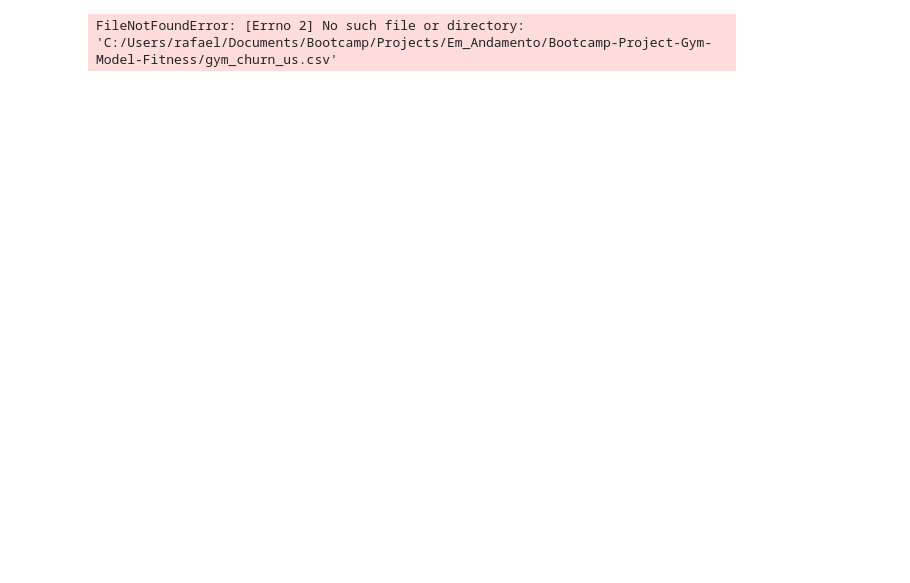
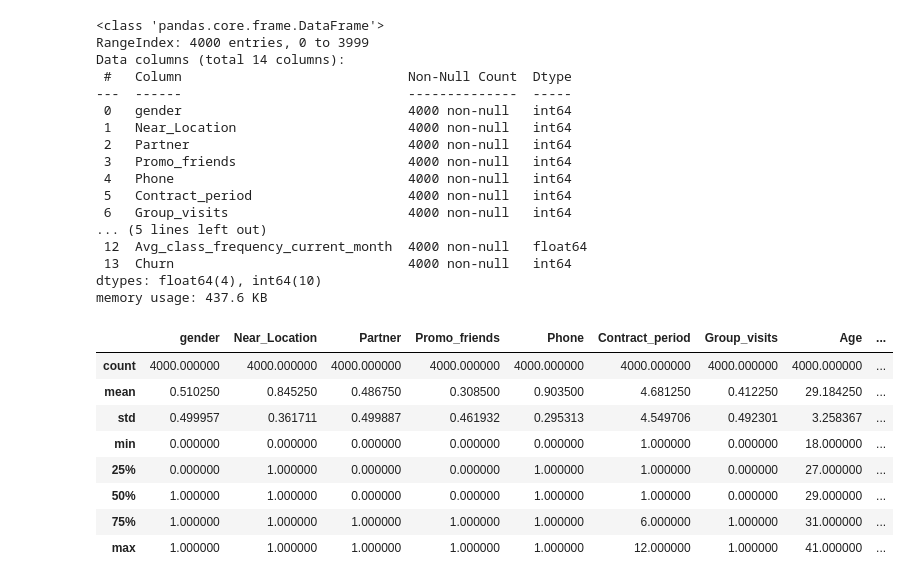
Before and after one commit to RafaelGenari/Bootcamp-Project-Gym-Model-Fitness, a Jupyter notebook: Notebooks/EDA.ipynb, the cells around one changed output. Saved outputs shown, nothing was run; the diff lists cells and outputs as text; code cells hidden in the pictures; blank space fills up the shorter version.

```diff
--- a/Notebooks/EDA.ipynb
+++ b/Notebooks/EDA.ipynb
@@ -8,7 +13,37 @@ import matplotlib.pyplot as plt
 # %%
 # Importing the data / Leitura dos dados
 
-gym_churn_log = pd.read_csv(r'C:/Users/rafael/Documents/Bootcamp/Projects/Em_Andamento/Bootcamp-Project-Gym-Model-Fitness/gym_churn_us.csv')
-# gym_churn_log = pd.read_csv(url_gym_churn_log, sep = ',')
+url_gym_churn_log = 'https://raw.githubusercontent.com/RafaelGenari/Bootcamp-Project-Gym-Model-Fitness/refs/heads/main/gym_churn_us.csv'
+
+gym_churn_log = pd.read_csv(url_gym_churn_log, sep = ',')
-# %% [output]
-FileNotFoundError: [Errno 2] No such file or directory: 'C:/Users/rafael/Documents/Bootcamp/Projects/Em_Andamento/Bootcamp-Project-Gym-Model-Fitness/gym_churn_us.csv'
+# %%
+# Análise exploratória dos dados / Exploratory Data Analysis (EDA)
+gym_churn_log.info()
+gym_churn_log.describe()
+# %% [output]
+<class 'pandas.core.frame.DataFrame'>
+RangeIndex: 4000 entries, 0 to 3999
+Data columns (total 14 columns):
+ #   Column                             Non-Null Count  Dtype
+---  ------                             --------------  -----
+ 0   gender                             4000 non-null   int64
+ 1   Near_Location                      4000 non-null   int64
+ 2   Partner                            4000 non-null   int64
+ 3   Promo_friends                      4000 non-null   int64
+ 4   Phone                              4000 non-null   int64
+ 5   Contract_period                    4000 non-null   int64
+ 6   Group_visits                       4000 non-null   int64
+... (5 lines left out)
+ 12  Avg_class_frequency_current_month  4000 non-null   float64
+ 13  Churn                              4000 non-null   int64
+dtypes: float64(4), int64(10)
+memory usage: 437.6 KB
+|  | gender | Near_Location | Partner | Promo_friends | Phone | Contract_period | Group_visits | Age | ... |
+| count | 4000.000000 | 4000.000000 | 4000.000000 | 4000.000000 | 4000.000000 | 4000.000000 | 4000.000000 | 4000.000000 | ... |
+| mean | 0.510250 | 0.845250 | 0.486750 | 0.308500 | 0.903500 | 4.681250 | 0.412250 | 29.184250 | ... |
+| std | 0.499957 | 0.361711 | 0.499887 | 0.461932 | 0.295313 | 4.549706 | 0.492301 | 3.258367 | ... |
+| min | 0.000000 | 0.000000 | 0.000000 | 0.000000 | 0.000000 | 1.000000 | 0.000000 | 18.000000 | ... |
+| 25% | 0.000000 | 1.000000 | 0.000000 | 0.000000 | 1.000000 | 1.000000 | 0.000000 | 27.000000 | ... |
+| 50% | 1.000000 | 1.000000 | 0.000000 | 0.000000 | 1.000000 | 1.000000 | 0.000000 | 29.000000 | ... |
+| 75% | 1.000000 | 1.000000 | 1.000000 | 1.000000 | 1.000000 | 6.000000 | 1.000000 | 31.000000 | ... |
+| max | 1.000000 | 1.000000 | 1.000000 | 1.000000 | 1.000000 | 12.000000 | 1.000000 | 41.000000 | ... |
```
Also changed, not shown: parts of 17 cells of this notebook.
